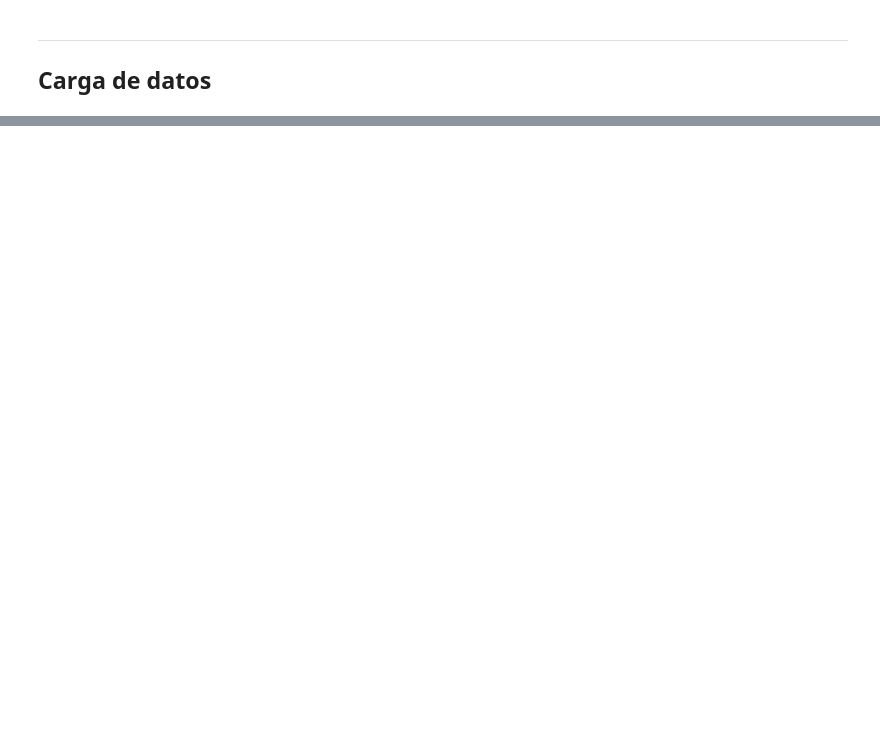
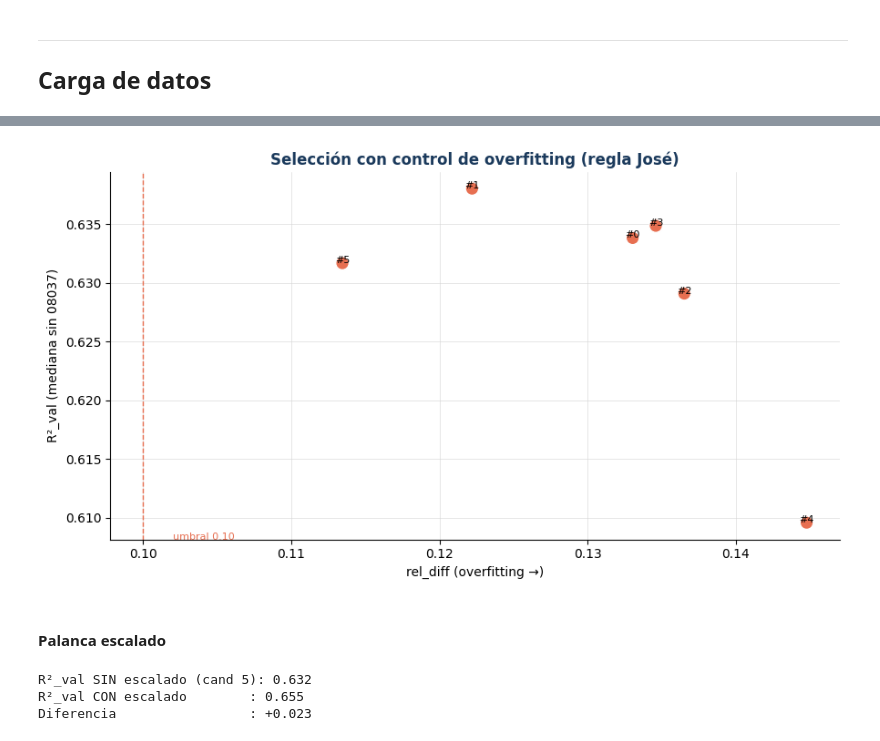
Before and after one commit to sebasposcor-del/TFM, a Jupyter notebook: notebooks/06_modelos_ml.ipynb, the cells around one changed output, grey strips where cells are left out. Saved outputs shown, nothing was run; the diff lists cells and outputs as text; code cells hidden in the pictures; blank space fills up the shorter version.

```diff
--- a/notebooks/06_modelos_ml.ipynb
+++ b/notebooks/06_modelos_ml.ipynb
@@ -86,0 +117,5 @@ print(f"Target: {TARGET} | CPs: {len(CPS_TODOS)}")
+# %%
+LAGS = [1, 2, 3, 4, 28]
+AUTOREG = ['lag_1', 'lag_2', 'lag_3', 'lag_4', 'lag_28', 'rolling_mean_7d', 'rolling_std_7d']
+NO_EXOG = ['datetime', 'cod_postal', TARGET] + AUTOREG
+EXOG = [c for c in df_ml.columns if c not in NO_EXOG]
@@ -86,0 +609,26 @@ print(f"Target: {TARGET} | CPs: {len(CPS_TODOS)}")
+# %%
+def evaluar_candidato(params, lags):
+    fc = ForecasterRecursiveMultiSeries(
+        estimator=LGBMRegressor(random_state=12, verbose=-1, **params),
+        lags=lags, window_features=rolling, encoding='ordinal_category')
+    _, pv = backtesting_forecaster_multiseries(fc, series=series_val, exog=exog_val, cv=cv_v,
+              metric='mean_absolute_error', add_aggregated_metric=False, verbose=False, show_progress=False)
+    _, pt = backtesting_forecaster_multiseries(fc, series=series_tr, exog=exog_tr, cv=cv_t,
+              metric='mean_absolute_error', add_aggregated_metric=False, verbose=False, show_progress=False)
+    rt, rv = r2_mediano(pt, series_tr), r2_mediano(pv, series_val)
+    return rt, rv, (rt - rv) / abs(rt)
+
+filas = []
+for i in range(6):
+    c = resultados_bayes.iloc[i]
+    rt, rv, rd = evaluar_candidato(c['params'], c['lags'])
+    filas.append({'cand': i, 'r2_train': rt, 'r2_val': rv, 'rel_diff': rd,
+                  'reg_alpha': round(c['params']['reg_alpha'], 2),
+                  'max_depth': c['params']['max_depth']})
+    print(f"cand {i}: R2_val={rv:.3f}  rel_diff={rd:.3f}")
+
+cand = pd.DataFrame(filas)
+print()
+ok = cand[cand['rel_diff'] <= 0.10]
+elegido = (ok if not ok.empty else cand).sort_values('r2_val', ascending=False).iloc[0]
+print(f"ELEGIDO -> cand {int(elegido['cand'])}: R2_val={elegido['r2_val']:.3f}, rel_diff={elegido['rel_diff']:.3f}")
@@ -86,0 +644,43 @@ print(f"Target: {TARGET} | CPs: {len(CPS_TODOS)}")
+# %%
+fig, ax = plt.subplots(figsize=(9, 5))
+col = [C5 if r > 0.10 else C1 for r in cand['rel_diff']]
+ax.scatter(cand['rel_diff'], cand['r2_val'], c=col, s=110, edgecolors='white', zorder=3)
+for _, r in cand.iterrows():
+    ax.annotate(f"#{int(r['cand'])}", (r['rel_diff'], r['r2_val']), fontsize=8, ha='center')
+ax.axvline(0.10, color=C5, ls='--', lw=1); ax.text(0.102, ax.get_ylim()[0], 'umbral 0.10', color=C5, fontsize=8)
+ax.set_xlabel('rel_diff (overfitting →)'); ax.set_ylabel('R²_val (mediana sin 08037)')
+ax.set_title('Selección con control de overfitting (regla José)', fontweight='bold', color=TITULO)
+plt.tight_layout(); plt.show()
+# %% [output]
+[figure, added]
+# %% [markdown]
+#### Palanca escalado
+# %%
+from sklearn.preprocessing import StandardScaler
+
+# Hiperparámetros del candidato elegido (cand 5)
+elegido_params = resultados_bayes.iloc[5]['params']
+elegido_lags   = resultados_bayes.iloc[5]['lags']
+
+# Mismo modelo, pero escalando cada serie
+forecaster_scaled = ForecasterRecursiveMultiSeries(
+    estimator          = LGBMRegressor(random_state=12, verbose=-1, **elegido_params),
+    lags               = elegido_lags,
+    window_features    = rolling,
+    encoding           = 'ordinal_category',
+    transformer_series = StandardScaler(),     # <- escala cada serie por separado
+)
+
+# Backtest en validación (mismo cv de siempre)
+_, pred_scaled = backtesting_forecaster_multiseries(
+    forecaster_scaled, series=series_val, exog=exog_val, cv=cv_v,
+    metric='mean_absolute_error', add_aggregated_metric=False, verbose=False, show_progress=False)
+
+r2_scaled = r2_mediano(pred_scaled, series_val)
+print(f"R²_val SIN escalado (cand 5): 0.632")
+print(f"R²_val CON escalado        : {r2_scaled:.3f}")
+print(f"Diferencia                 : {r2_scaled - 0.632:+.3f}")
+# %% [output]
+R²_val SIN escalado (cand 5): 0.632
+R²_val CON escalado        : 0.655
+Diferencia                 : +0.023
```
Also changed, not shown: parts of 34 cells of this notebook, 5 other files.
